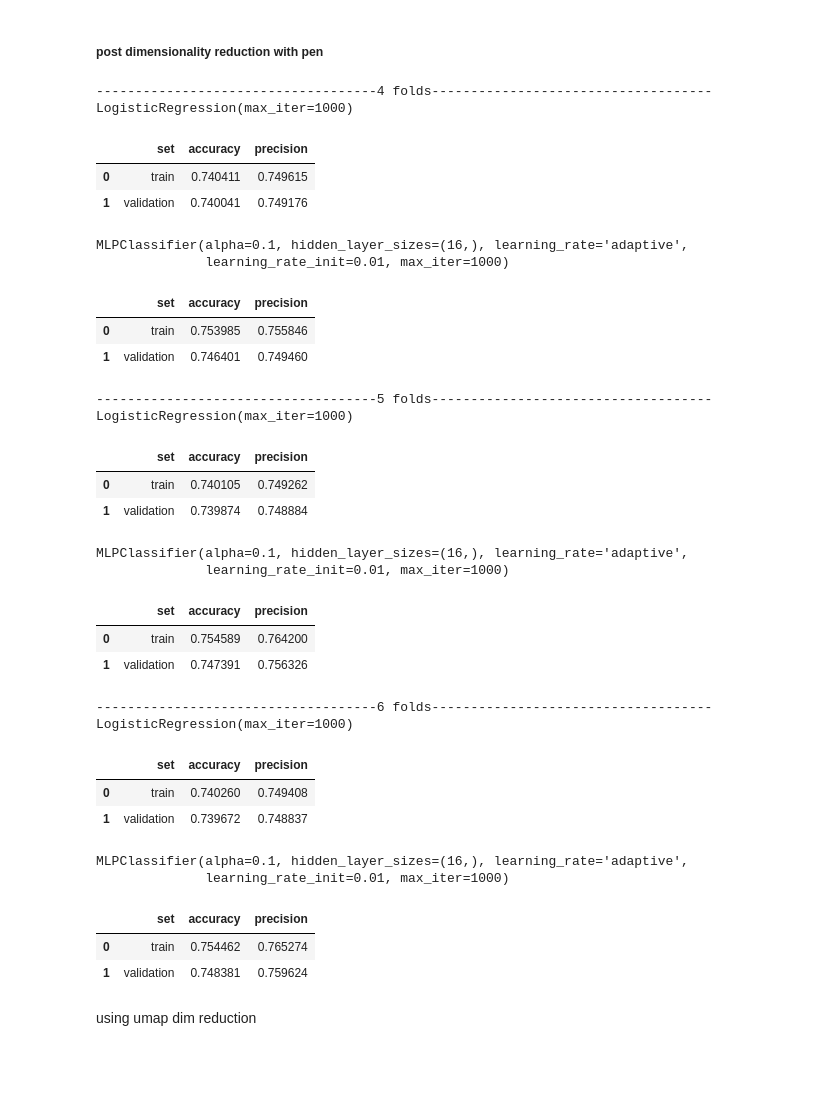
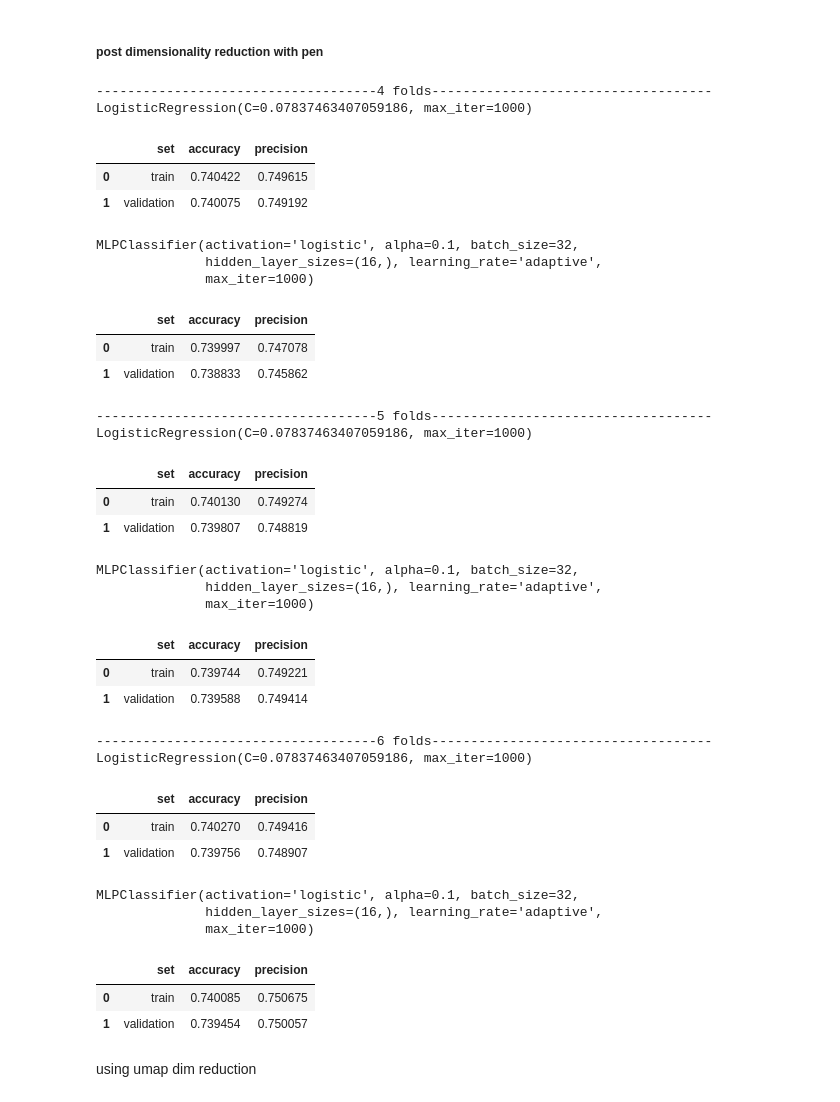
Before and after one commit to duongk67/ML_final_project, a Jupyter notebook: classification.ipynb, the cells around one changed output. Drawn from its saved outputs; the diff is of its cells as text; code cells hidden in the pictures; blank space fills up the shorter version.

```diff
--- a/classification.ipynb
+++ b/classification.ipynb
@@ -153,9 +177,9 @@ learning_rate_init = 0.001
 # grid_search = GridSearchCV(ann, param_grid, cv=5, n_jobs=-1)
 # grid_search.fit(X_train, Y_train)
 # print(grid_search.best_params_)
-hidden_layer_t = (16,)
-learning_rate_init_t = 0.01
-alpha = 0.1
+# hidden_layer_t = (16,)
+# learning_rate_init_t = 0.01
+# alpha = 0.1
 # %% [markdown]
 #### pre dimensionality reduction, no pen
 # %%
@@ -164,7 +188,7 @@ folds = [4, 5, 6]
 for i in folds:
   print(f'------------------------------------{i} folds------------------------------------')
   kfold(X, y, KNeighborsClassifier(n_neighbors=k), i)
-  kfold(X, y, LogisticRegression(max_iter=1000), i)
-  kfold(X, y, MLPClassifier(hidden_layer_sizes=hidden_layer, learning_rate='adaptive', max_iter=1000, alpha=0, learning_rate_init=learning_rate_init), i)
+  kfold(X, y, LogisticRegression(max_iter=1000, penalty=None), i)
+  kfold(X, y, MLPClassifier(hidden_layer_sizes=hidden_layer_sizes, learning_rate='adaptive', max_iter=1000, alpha=0, batch_size=batch_size), i)
 # %% [output]
 ------------------------------------4 folds------------------------------------
@@ -202,7 +226,7 @@ MLPClassifier(alpha=0, hidden_layer_sizes=(32,), learning_rate='adaptive',
 for i in folds:
   print(f'------------------------------------{i} folds------------------------------------')
   kfold(X, y, KNeighborsClassifier(n_neighbors=k), i, PCA())
-  kfold(X, y, LogisticRegression(max_iter=1000), i, PCA())
-  kfold(X, y, MLPClassifier(hidden_layer_sizes=hidden_layer_t, learning_rate='adaptive', max_iter=1000, alpha=0, learning_rate_init=learning_rate_init_t), i, PCA())
+  kfold(X, y, LogisticRegression(max_iter=1000, penalty=None), i, PCA())
+  kfold(X, y, MLPClassifier(hidden_layer_sizes=hidden_layer_sizes_t, learning_rate='adaptive', max_iter=1000, alpha=0, batch_size=batch_size_t, activation=activation_t), i, PCA())
 # %% [output]
 ------------------------------------4 folds------------------------------------
@@ -239,7 +265,7 @@ MLPClassifier(alpha=0, hidden_layer_sizes=(16,), learning_rate='adaptive',
 # %%
 for i in folds:
   print(f'------------------------------------{i} folds------------------------------------')
-  kfold(X, y, LogisticRegression(max_iter=1000, penalty='l2'), i)
-  kfold(X, y, MLPClassifier(hidden_layer_sizes=hidden_layer, learning_rate='adaptive', max_iter=1000, learning_rate_init=learning_rate_init, alpha=alpha), i)
+  kfold(X, y, LogisticRegression(max_iter=1000, C=C), i)
+  kfold(X, y, MLPClassifier(hidden_layer_sizes=hidden_layer_sizes, learning_rate='adaptive', max_iter=1000, batch_size=batch_size, alpha=alpha), i)
 # %% [output]
 ------------------------------------4 folds------------------------------------
@@ -277,39 +303,42 @@ MLPClassifier(alpha=0.1, hidden_layer_sizes=(32,), learning_rate='adaptive',
 # %%
 for i in folds:
   print(f'------------------------------------{i} folds------------------------------------')
-  kfold(X, y, LogisticRegression(max_iter=1000, penalty='l2'), i, PCA())
-  kfold(X, y, MLPClassifier(hidden_layer_sizes=hidden_layer_t, learning_rate='adaptive', max_iter=1000, learning_rate_init=learning_rate_init_t, alpha=alpha), i, PCA())
+  kfold(X, y, LogisticRegression(max_iter=1000, C=C_t), i, PCA())
+  kfold(X, y, MLPClassifier(hidden_layer_sizes=hidden_layer_sizes_t, learning_rate='adaptive', max_iter=1000, batch_size=batch_size_t, activation=activation_t,alpha=alpha_t), i, PCA())
 # %% [output]
 ------------------------------------4 folds------------------------------------
-LogisticRegression(max_iter=1000)
+LogisticRegression(C=0.07837463407059186, max_iter=1000)
 |  | set | accuracy | precision |
-| 0 | train | 0.740411 | 0.749615 |
-| 1 | validation | 0.740041 | 0.749176 |
+| 0 | train | 0.740422 | 0.749615 |
+| 1 | validation | 0.740075 | 0.749192 |
-MLPClassifier(alpha=0.1, hidden_layer_sizes=(16,), learning_rate='adaptive',
-              learning_rate_init=0.01, max_iter=1000)
+MLPClassifier(activation='logistic', alpha=0.1, batch_size=32,
+              hidden_layer_sizes=(16,), learning_rate='adaptive',
+              max_iter=1000)
 |  | set | accuracy | precision |
-| 0 | train | 0.753985 | 0.755846 |
-| 1 | validation | 0.746401 | 0.749460 |
+| 0 | train | 0.739997 | 0.747078 |
+| 1 | validation | 0.738833 | 0.745862 |
 ------------------------------------5 folds------------------------------------
-LogisticRegression(max_iter=1000)
+LogisticRegression(C=0.07837463407059186, max_iter=1000)
 |  | set | accuracy | precision |
-| 0 | train | 0.740105 | 0.749262 |
-| 1 | validation | 0.739874 | 0.748884 |
+| 0 | train | 0.740130 | 0.749274 |
+| 1 | validation | 0.739807 | 0.748819 |
-MLPClassifier(alpha=0.1, hidden_layer_sizes=(16,), learning_rate='adaptive',
-              learning_rate_init=0.01, max_iter=1000)
+MLPClassifier(activation='logistic', alpha=0.1, batch_size=32,
+              hidden_layer_sizes=(16,), learning_rate='adaptive',
+              max_iter=1000)
 |  | set | accuracy | precision |
-| 0 | train | 0.754589 | 0.764200 |
-| 1 | validation | 0.747391 | 0.756326 |
+| 0 | train | 0.739744 | 0.749221 |
+| 1 | validation | 0.739588 | 0.749414 |
 ------------------------------------6 folds------------------------------------
-LogisticRegression(max_iter=1000)
+LogisticRegression(C=0.07837463407059186, max_iter=1000)
 |  | set | accuracy | precision |
-| 0 | train | 0.740260 | 0.749408 |
-| 1 | validation | 0.739672 | 0.748837 |
+| 0 | train | 0.740270 | 0.749416 |
+| 1 | validation | 0.739756 | 0.748907 |
-MLPClassifier(alpha=0.1, hidden_layer_sizes=(16,), learning_rate='adaptive',
-              learning_rate_init=0.01, max_iter=1000)
+MLPClassifier(activation='logistic', alpha=0.1, batch_size=32,
+              hidden_layer_sizes=(16,), learning_rate='adaptive',
+              max_iter=1000)
 |  | set | accuracy | precision |
-| 0 | train | 0.754462 | 0.765274 |
-| 1 | validation | 0.748381 | 0.759624 |
+| 0 | train | 0.740085 | 0.750675 |
+| 1 | validation | 0.739454 | 0.750057 |
 # %% [markdown]
 using umap dim reduction
 # %%
```
Also changed, not shown: parts of 11 cells of this notebook.
